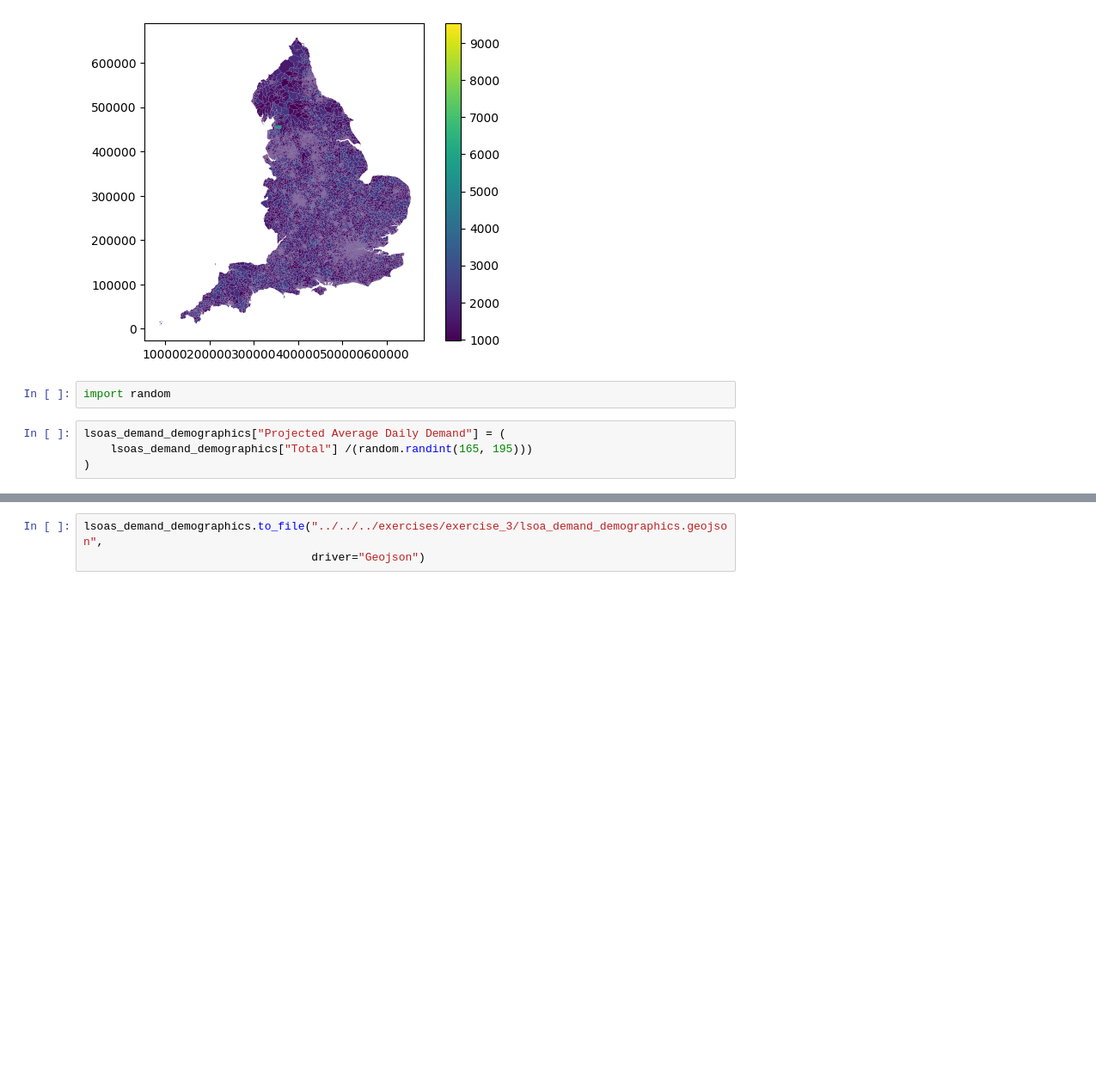
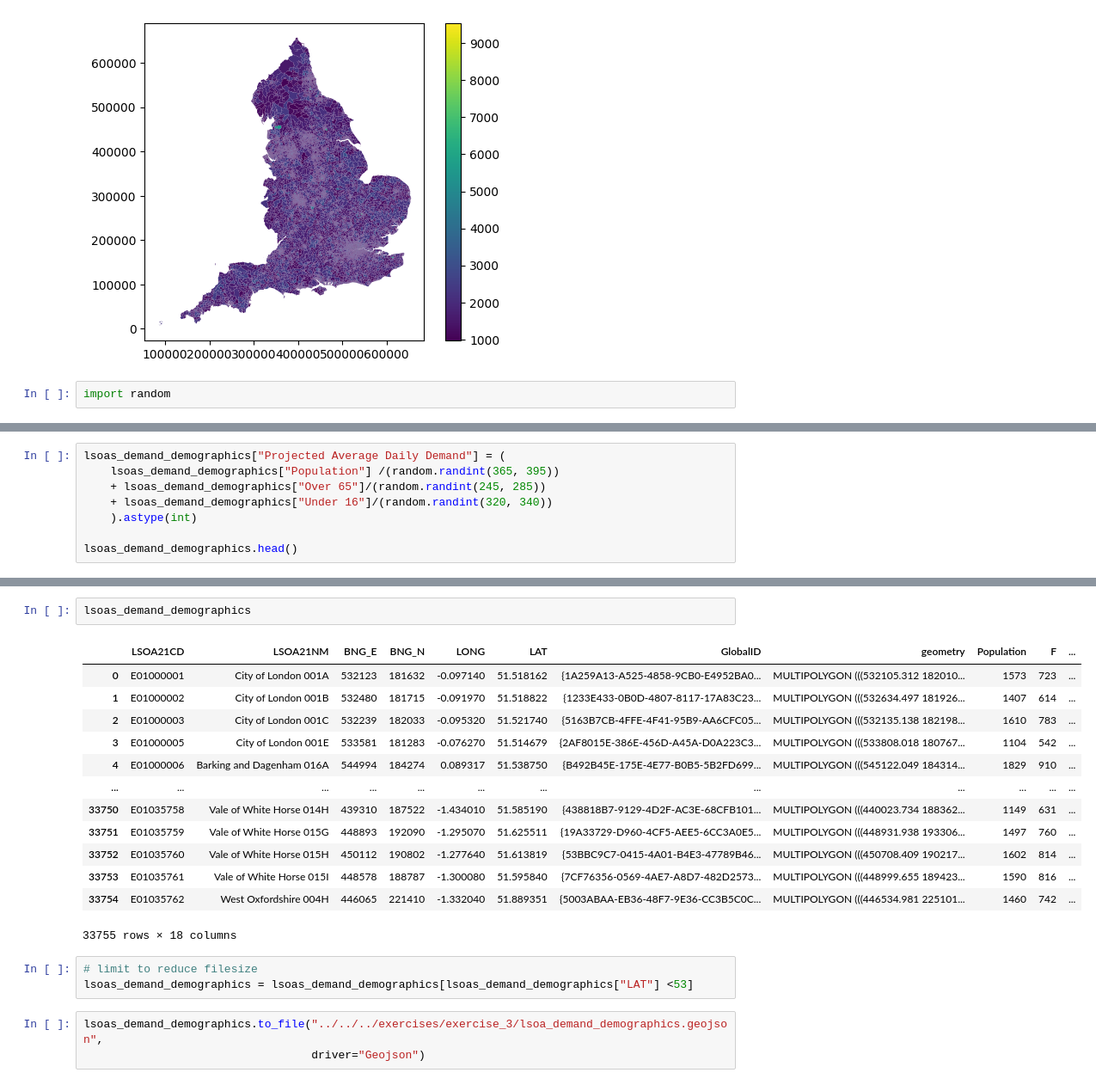
Before and after one commit to hsma-programme/h6_7c_web_apps_2, a Jupyter notebook: _source/dataset_generation/exercise_3/demand_dataset_generation.ipynb, the cells around one changed output, grey strips where cells are left out. Shown: that part at 86% size. Saved outputs shown, nothing was run; the diff lists cells and outputs as text; blank space fills up the shorter version.

```diff
--- a/_source/dataset_generation/exercise_3/demand_dataset_generation.ipynb
+++ b/_source/dataset_generation/exercise_3/demand_dataset_generation.ipynb
@@ -137,7 +137,3 @@ lsoas_demand_demographics.plot("Population", legend=True)
 [figure]
 # %%
 import random
-# %%
-lsoas_demand_demographics["Projected Average Daily Demand"] = (
-    lsoas_demand_demographics["Total"] /(random.randint(165, 195)))
-)
@@ -143,0 +149,8 @@ lsoas_demand_demographics["Projected Average Daily Demand"] = (
+# %%
+lsoas_demand_demographics["Projected Average Daily Demand"] = (
+    lsoas_demand_demographics["Population"] /(random.randint(365, 395))
+    + lsoas_demand_demographics["Over 65"]/(random.randint(245, 285))
+    + lsoas_demand_demographics["Under 16"]/(random.randint(320, 340))
+    ).astype(int)
+
+lsoas_demand_demographics.head()
@@ -144,3 +164,22 @@ lsoas_demand_demographics["Projected Average Daily Demand"] = (
+# %%
+lsoas_demand_demographics
+# %% [output]
+|  | LSOA21CD | LSOA21NM | BNG_E | BNG_N | LONG | LAT | GlobalID | geometry | Population | F | ... |
+| 0 | E01000001 | City of London 001A | 532123 | 181632 | -0.097140 | 51.518162 | {1A259A13-A525-4858-9CB0-E4952BA0... | MULTIPOLYGON (((532105.312 182010... | 1573 | 723 | ... |
+| 1 | E01000002 | City of London 001B | 532480 | 181715 | -0.091970 | 51.518822 | {1233E433-0B0D-4807-8117-17A83C23... | MULTIPOLYGON (((532634.497 181926... | 1407 | 614 | ... |
+| 2 | E01000003 | City of London 001C | 532239 | 182033 | -0.095320 | 51.521740 | {5163B7CB-4FFE-4F41-95B9-AA6CFC05... | MULTIPOLYGON (((532135.138 182198... | 1610 | 783 | ... |
+| 3 | E01000005 | City of London 001E | 533581 | 181283 | -0.076270 | 51.514679 | {2AF8015E-386E-456D-A45A-D0A223C3... | MULTIPOLYGON (((533808.018 180767... | 1104 | 542 | ... |
+| 4 | E01000006 | Barking and Dagenham 016A | 544994 | 184274 | 0.089317 | 51.538750 | {B492B45E-175E-4E77-B0B5-5B2FD699... | MULTIPOLYGON (((545122.049 184314... | 1829 | 910 | ... |
+| ... | ... | ... | ... | ... | ... | ... | ... | ... | ... | ... | ... |
+| 33750 | E01035758 | Vale of White Horse 014H | 439310 | 187522 | -1.434010 | 51.585190 | {438818B7-9129-4D2F-AC3E-68CFB101... | MULTIPOLYGON (((440023.734 188362... | 1149 | 631 | ... |
+| 33751 | E01035759 | Vale of White Horse 015G | 448893 | 192090 | -1.295070 | 51.625511 | {19A33729-D960-4CF5-AEE5-6CC3A0E5... | MULTIPOLYGON (((448931.938 193306... | 1497 | 760 | ... |
+| 33752 | E01035760 | Vale of White Horse 015H | 450112 | 190802 | -1.277640 | 51.613819 | {53BBC9C7-0415-4A01-B4E3-47789B46... | MULTIPOLYGON (((450708.409 190217... | 1602 | 814 | ... |
+| 33753 | E01035761 | Vale of White Horse 015I | 448578 | 188787 | -1.300080 | 51.595840 | {7CF76356-0569-4AE7-A8D7-482D2573... | MULTIPOLYGON (((448999.655 189423... | 1590 | 816 | ... |
+| 33754 | E01035762 | West Oxfordshire 004H | 446065 | 221410 | -1.332040 | 51.889351 | {5003ABAA-EB36-48F7-9E36-CC3B5C0C... | MULTIPOLYGON (((446534.981 225101... | 1460 | 742 | ... |
+33755 rows × 18 columns
+# %%
+# limit to reduce filesize
+lsoas_demand_demographics = lsoas_demand_demographics[lsoas_demand_demographics["LAT"] <53]
 # %%
 lsoas_demand_demographics.to_file("../../../exercises/exercise_3/lsoa_demand_demographics.geojson",
                                   driver="Geojson")
```
Also changed, not shown: parts of 3 cells of this notebook, 2 other files.
